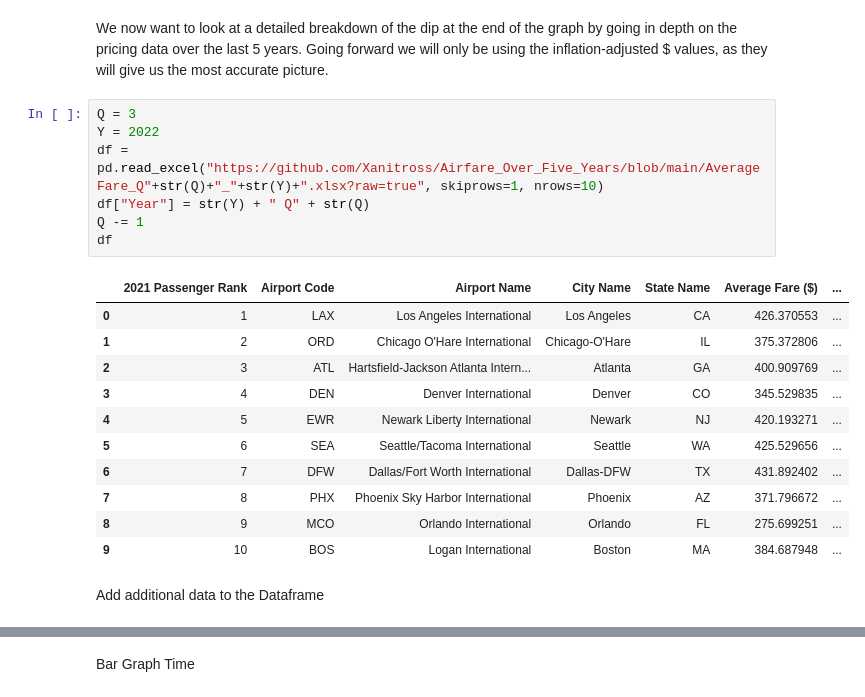
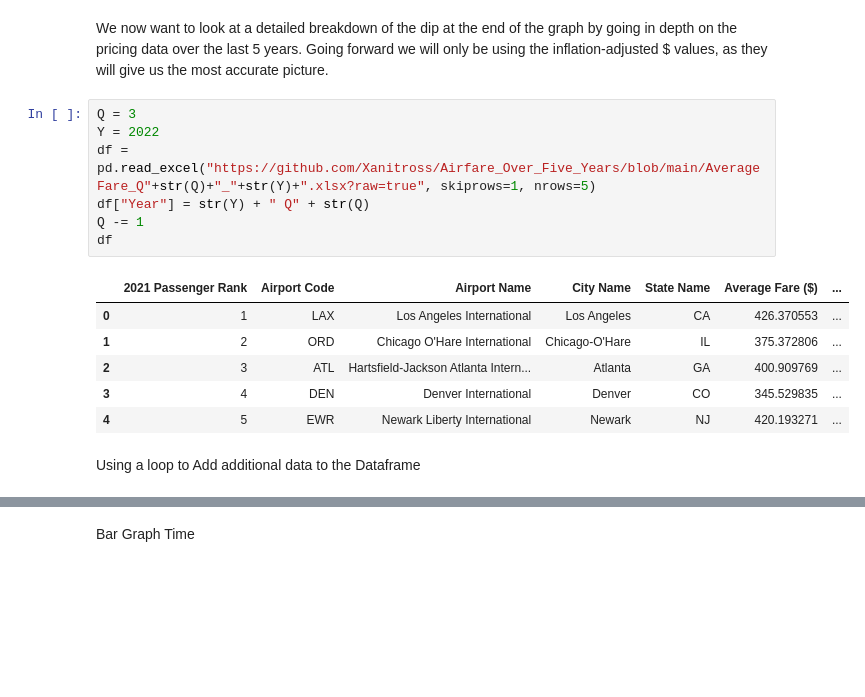
Before and after one commit to Xanitross/Airfare_Over_Five_Years, a Jupyter notebook: Airfare_Over_Five_Years.ipynb, the cells around one changed output, grey strips where cells are left out. Cells and saved outputs as stored; diff of their text form; blank space fills up the shorter version.

```diff
--- a/Airfare_Over_Five_Years.ipynb
+++ b/Airfare_Over_Five_Years.ipynb
@@ -78,23 +110,18 @@ We now want to look at a detailed breakdown of the dip at the end of the graph b
 # %%
 Q = 3
 Y = 2022
-df = pd.read_excel("https://github.com/Xanitross/Airfare_Over_Five_Years/blob/main/AverageFare_Q"+str(Q)+"_"+str(Y)+".xlsx?raw=true", skiprows=1, nrows=10)
+df = pd.read_excel("https://github.com/Xanitross/Airfare_Over_Five_Years/blob/main/AverageFare_Q"+str(Q)+"_"+str(Y)+".xlsx?raw=true", skiprows=1, nrows=5)
 df["Year"] = str(Y) + " Q" + str(Q)
 Q -= 1
 df
 # %% [output]
 |  | 2021 Passenger Rank | Airport Code | Airport Name | City Name | State Name | Average Fare ($) | ... |
 | 0 | 1 | LAX | Los Angeles International | Los Angeles | CA | 426.370553 | ... |
 | 1 | 2 | ORD | Chicago O'Hare International | Chicago-O'Hare | IL | 375.372806 | ... |
 | 2 | 3 | ATL | Hartsfield-Jackson Atlanta Intern... | Atlanta | GA | 400.909769 | ... |
 | 3 | 4 | DEN | Denver International | Denver | CO | 345.529835 | ... |
 | 4 | 5 | EWR | Newark Liberty International | Newark | NJ | 420.193271 | ... |
-| 5 | 6 | SEA | Seattle/Tacoma International | Seattle | WA | 425.529656 | ... |
-| 6 | 7 | DFW | Dallas/Fort Worth International | Dallas-DFW | TX | 431.892402 | ... |
-| 7 | 8 | PHX | Phoenix Sky Harbor International | Phoenix | AZ | 371.796672 | ... |
-| 8 | 9 | MCO | Orlando International | Orlando | FL | 275.699251 | ... |
-| 9 | 10 | BOS | Logan International | Boston | MA | 384.687948 | ... |
 # %% [markdown]
-Add additional data to the Dataframe
+Using a loop to Add additional data to the Dataframe
 # %%
 while Y > 2017:
```
Also changed, not shown: parts of 26 cells of this notebook.
